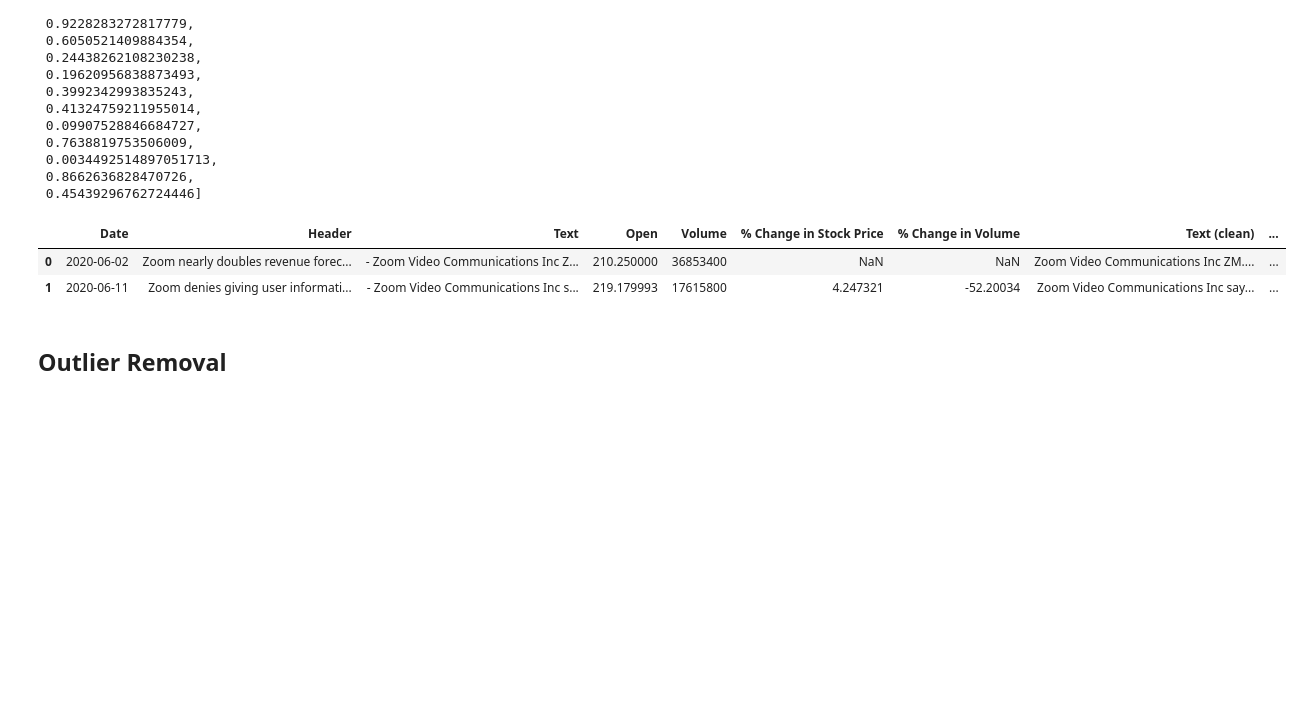
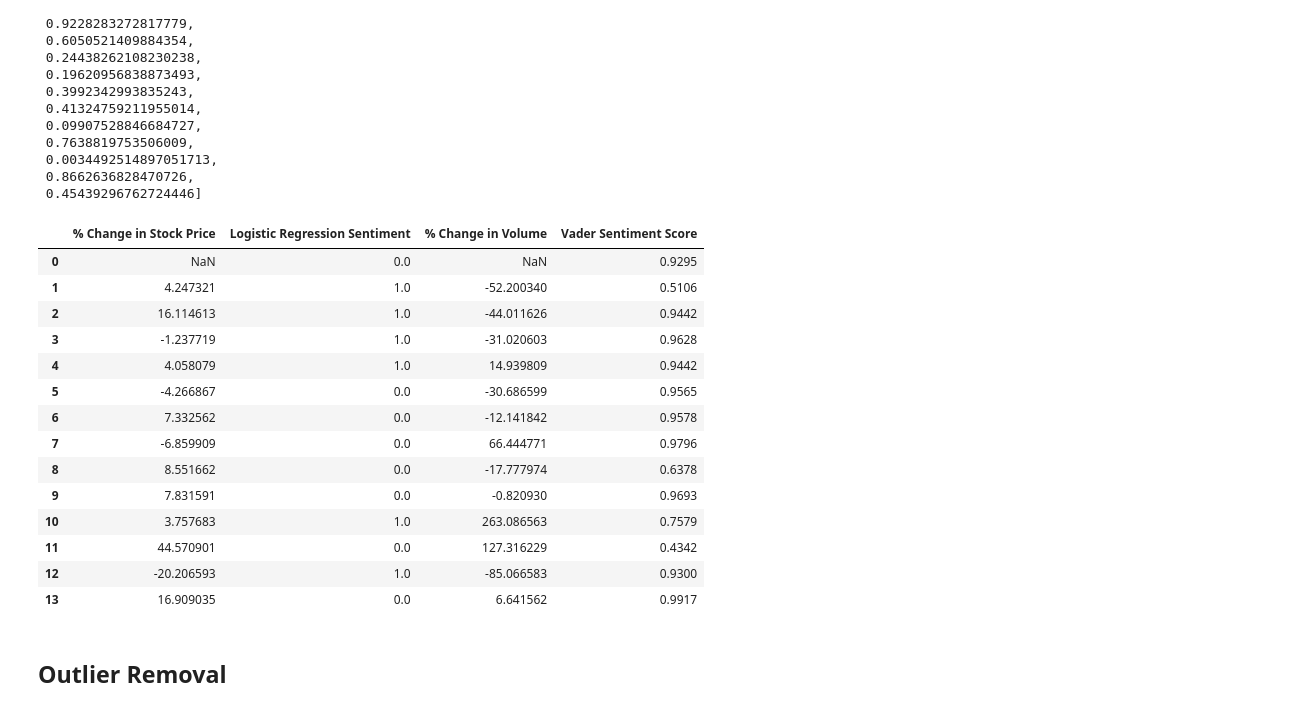
Before and after one commit to anair123/NLP-Final-Project, a Jupyter notebook: NLP Project/Zoom.ipynb, the cells around one changed output. Cells and saved outputs as stored; diff of their text form; code cells hidden in the pictures; blank space fills up the shorter version.

```diff
--- a/NLP Project/Zoom.ipynb
+++ b/NLP Project/Zoom.ipynb
@@ -707,24 +707,36 @@ sentiment_prob
 # %%
 # Converting % stock price change to % stock price change per day
 days = [0]
 for i in range(len(df['Date'])):
     if i != 0:
         date_diff = df['Date'][i]-df['Date'][i-1]
         day = date_diff.days
         days.append(day)
 df['Days Elapsed'] = days
 df['Average % Change in Stock Price'] = df['% Change in Stock Price']/df['Days Elapsed']
 df['Average % Change in Volume'] = df['% Change in Volume']/df['Days Elapsed']
 
 df['Logistic Regression Sentiment'] = sentiment
 df['Logistic Regression Sentiment Score'] = sentiment_prob
 
 
-df.head(2)
+df[['% Change in Stock Price','Logistic Regression Sentiment','% Change in Volume','Vader Sentiment Score']]
 # %% [output]
-|  | Date | Header | Text | Open | Volume | % Change in Stock Price | % Change in Volume | Text (clean) | ... |
-| 0 | 2020-06-02 | Zoom nearly doubles revenue forec... | - Zoom Video Communications Inc Z... | 210.250000 | 36853400 | NaN | NaN | Zoom Video Communications Inc ZM.... | ... |
-| 1 | 2020-06-11 | Zoom denies giving user informati... | - Zoom Video Communications Inc s... | 219.179993 | 17615800 | 4.247321 | -52.20034 | Zoom Video Communications Inc say... | ... |
+|  | % Change in Stock Price | Logistic Regression Sentiment | % Change in Volume | Vader Sentiment Score |
+| 0 | NaN | 0.0 | NaN | 0.9295 |
+| 1 | 4.247321 | 1.0 | -52.200340 | 0.5106 |
+| 2 | 16.114613 | 1.0 | -44.011626 | 0.9442 |
+| 3 | -1.237719 | 1.0 | -31.020603 | 0.9628 |
+| 4 | 4.058079 | 1.0 | 14.939809 | 0.9442 |
+| 5 | -4.266867 | 0.0 | -30.686599 | 0.9565 |
+| 6 | 7.332562 | 0.0 | -12.141842 | 0.9578 |
+| 7 | -6.859909 | 0.0 | 66.444771 | 0.9796 |
+| 8 | 8.551662 | 0.0 | -17.777974 | 0.6378 |
+| 9 | 7.831591 | 0.0 | -0.820930 | 0.9693 |
+| 10 | 3.757683 | 1.0 | 263.086563 | 0.7579 |
+| 11 | 44.570901 | 0.0 | 127.316229 | 0.4342 |
+| 12 | -20.206593 | 1.0 | -85.066583 | 0.9300 |
+| 13 | 16.909035 | 0.0 | 6.641562 | 0.9917 |
 # %% [markdown]
 ## Outlier Removal
 # %%
```
Also changed, not shown: 1 other file.
